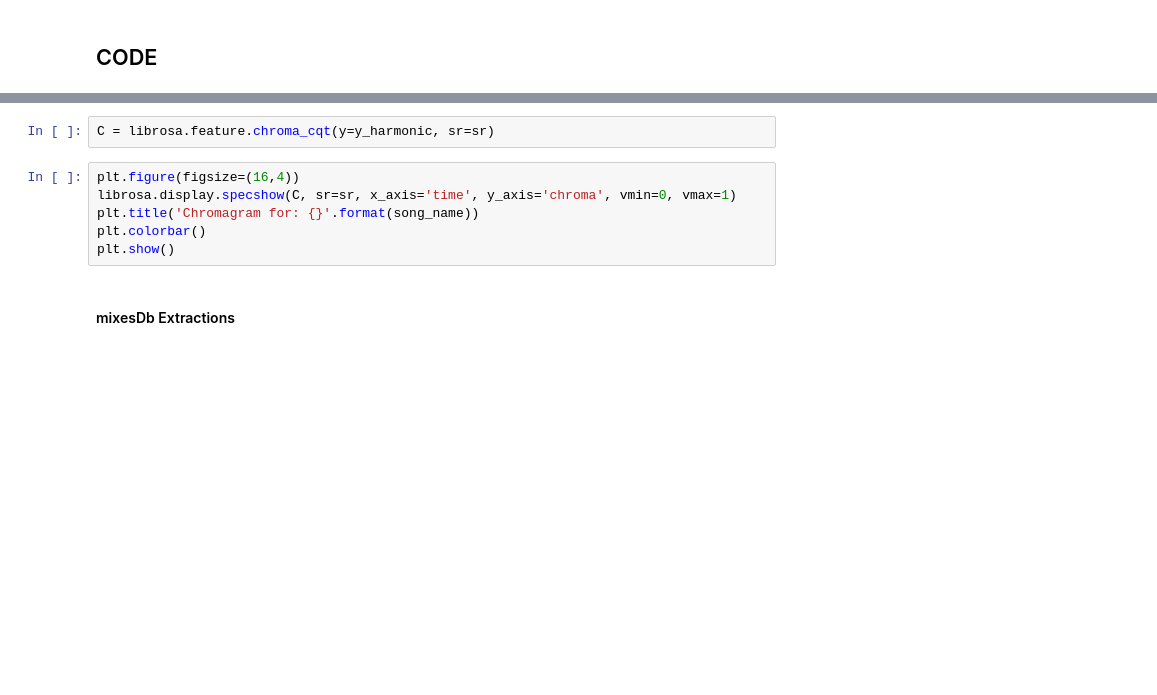
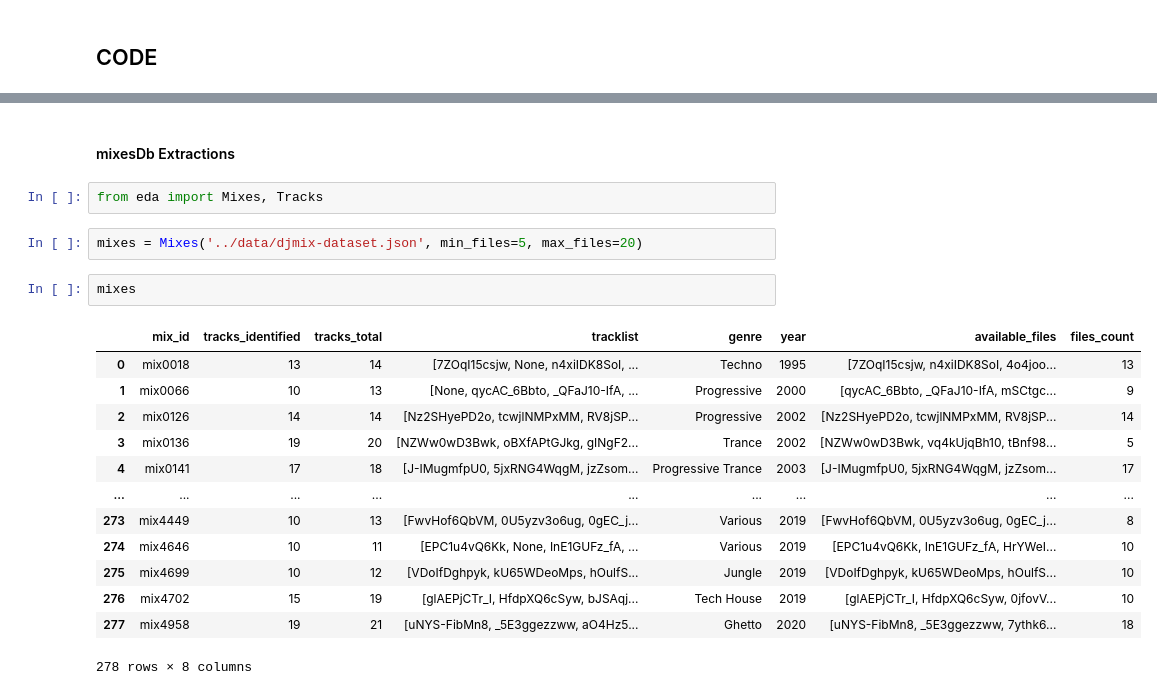
Before and after one commit to bjrnbrn/ContentBasedRecommender, a Jupyter notebook: project/ContentBasedMusicRecommendation.ipynb, the cells around one changed output, grey strips where cells are left out. Saved outputs shown, nothing was run; the diff lists cells and outputs as text; blank space fills up the shorter version.

```diff
--- a/project/ContentBasedMusicRecommendation.ipynb
+++ b/project/ContentBasedMusicRecommendation.ipynb
@@ -185,10 +128,22 @@ y_harmonic, y_percussive = librosa.effects.hpss(y)
-# %%
-C = librosa.feature.chroma_cqt(y=y_harmonic, sr=sr)
-# %%
-plt.figure(figsize=(16,4))
-librosa.display.specshow(C, sr=sr, x_axis='time', y_axis='chroma', vmin=0, vmax=1)
-plt.title('Chromagram for: {}'.format(song_name))
-plt.colorbar()
-plt.show()
 # %% [markdown]
 #### mixesDb Extractions
+# %%
+from eda import Mixes, Tracks
+# %%
+mixes = Mixes('../data/djmix-dataset.json', min_files=5, max_files=20)
+# %%
+mixes
+# %% [output]
+|  | mix_id | tracks_identified | tracks_total | tracklist | genre | year | available_files | files_count |
+| 0 | mix0018 | 13 | 14 | [7ZOqI15csjw, None, n4xiIDK8SoI, ... | Techno | 1995 | [7ZOqI15csjw, n4xiIDK8SoI, 4o4joo... | 13 |
+| 1 | mix0066 | 10 | 13 | [None, qycAC_6Bbto, _QFaJ10-IfA, ... | Progressive | 2000 | [qycAC_6Bbto, _QFaJ10-IfA, mSCtgc... | 9 |
+| 2 | mix0126 | 14 | 14 | [Nz2SHyePD2o, tcwjlNMPxMM, RV8jSP... | Progressive | 2002 | [Nz2SHyePD2o, tcwjlNMPxMM, RV8jSP... | 14 |
+| 3 | mix0136 | 19 | 20 | [NZWw0wD3Bwk, oBXfAPtGJkg, gINgF2... | Trance | 2002 | [NZWw0wD3Bwk, vq4kUjqBh10, tBnf98... | 5 |
+| 4 | mix0141 | 17 | 18 | [J-IMugmfpU0, 5jxRNG4WqgM, jzZsom... | Progressive Trance | 2003 | [J-IMugmfpU0, 5jxRNG4WqgM, jzZsom... | 17 |
+| ... | ... | ... | ... | ... | ... | ... | ... | ... |
+| 273 | mix4449 | 10 | 13 | [FwvHof6QbVM, 0U5yzv3o6ug, 0gEC_j... | Various | 2019 | [FwvHof6QbVM, 0U5yzv3o6ug, 0gEC_j... | 8 |
+| 274 | mix4646 | 10 | 11 | [EPC1u4vQ6Kk, None, InE1GUFz_fA, ... | Various | 2019 | [EPC1u4vQ6Kk, InE1GUFz_fA, HrYWeI... | 10 |
+| 275 | mix4699 | 10 | 12 | [VDoIfDghpyk, kU65WDeoMps, hOulfS... | Jungle | 2019 | [VDoIfDghpyk, kU65WDeoMps, hOulfS... | 10 |
+| 276 | mix4702 | 15 | 19 | [glAEPjCTr_I, HfdpXQ6cSyw, bJSAqj... | Tech House | 2019 | [glAEPjCTr_I, HfdpXQ6cSyw, 0jfovV... | 10 |
+| 277 | mix4958 | 19 | 21 | [uNYS-FibMn8, _5E3ggezzww, aO4Hz5... | Ghetto | 2020 | [uNYS-FibMn8, _5E3ggezzww, 7ythk6... | 18 |
+278 rows × 8 columns
```
Also changed, not shown: parts of 52 cells of this notebook, 7 other files.
